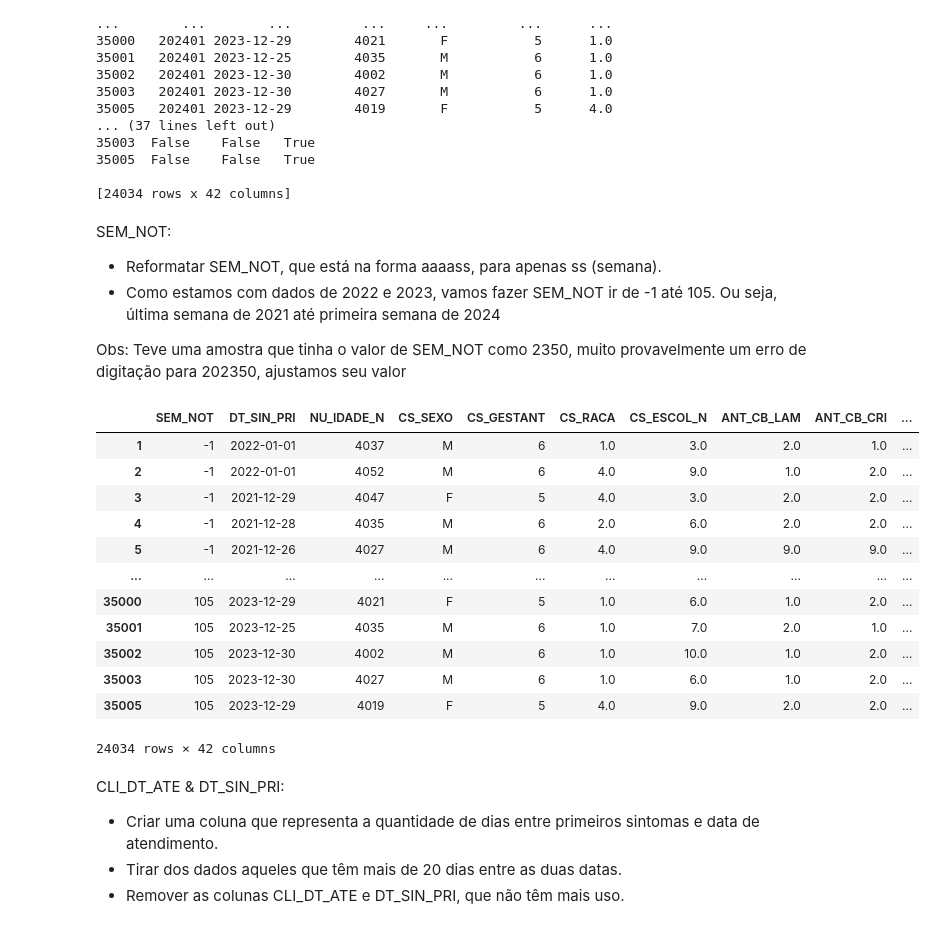
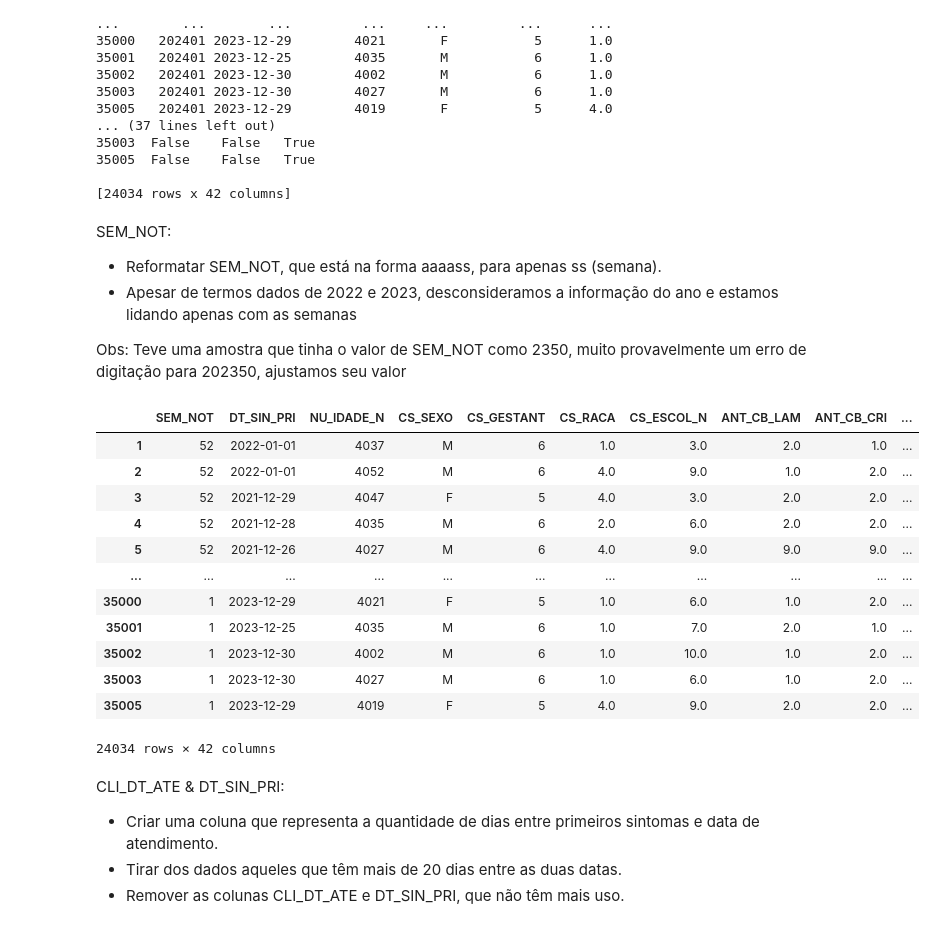
Before and after one commit to arturrur/mc853, a Jupyter notebook: Preprocessing.ipynb, the cells around one changed output. Saved outputs shown, nothing was run; the diff lists cells and outputs as text; code cells hidden in the pictures.

```diff
--- a/Preprocessing.ipynb
+++ b/Preprocessing.ipynb
@@ -53,5 +54,8 @@ EVOLUCAO:
 # %%
 df = df.dropna(subset=["EVOLUCAO"])
 df = df[df["EVOLUCAO"] != 9.0]
+df.loc[:, "EVOLUCAO"] = df["EVOLUCAO"] - 1
+df.loc[df['EVOLUCAO'] == 2.0, 'EVOLUCAO'] = 1.0
+print(df['EVOLUCAO'].unique())
 df
 # %% [output]
@@ -129,26 +134,26 @@ print(df)
 # %% [markdown]
 SEM_NOT:
 - Reformatar SEM_NOT, que está na forma aaaass, para apenas ss (semana).
-- Como estamos com dados de 2022 e 2023, vamos fazer SEM_NOT ir de -1 até 105. Ou seja, última semana de 2021 até primeira semana de 2024
+- Apesar de termos dados de 2022 e 2023, desconsideramos a informação do ano e estamos lidando apenas com as semanas
 
 Obs: Teve uma amostra que tinha o valor de SEM_NOT como 2350, muito provavelmente um erro de digitação para 202350, ajustamos seu valor
 # %%
 df.loc[df['SEM_NOT'] == 2350, 'SEM_NOT'] = 202350
-df["SEM_NOT"] = df["SEM_NOT"].apply(lambda x: (x % 100) + (-53 if x // 100 == 2021 else (52 if x // 100 == 2023 else (104 if x // 100 == 2024 else 0))))
+df["SEM_NOT"] = df["SEM_NOT"].apply(lambda x: (x % 100))
 df
 # %% [output]
 |  | SEM_NOT | DT_SIN_PRI | NU_IDADE_N | CS_SEXO | CS_GESTANT | CS_RACA | CS_ESCOL_N | ANT_CB_LAM | ANT_CB_CRI | ... |
-| 1 | -1 | 2022-01-01 | 4037 | M | 6 | 1.0 | 3.0 | 2.0 | 1.0 | ... |
-| 2 | -1 | 2022-01-01 | 4052 | M | 6 | 4.0 | 9.0 | 1.0 | 2.0 | ... |
-| 3 | -1 | 2021-12-29 | 4047 | F | 5 | 4.0 | 3.0 | 2.0 | 2.0 | ... |
-| 4 | -1 | 2021-12-28 | 4035 | M | 6 | 2.0 | 6.0 | 2.0 | 2.0 | ... |
-| 5 | -1 | 2021-12-26 | 4027 | M | 6 | 4.0 | 9.0 | 9.0 | 9.0 | ... |
+| 1 | 52 | 2022-01-01 | 4037 | M | 6 | 1.0 | 3.0 | 2.0 | 1.0 | ... |
+| 2 | 52 | 2022-01-01 | 4052 | M | 6 | 4.0 | 9.0 | 1.0 | 2.0 | ... |
+| 3 | 52 | 2021-12-29 | 4047 | F | 5 | 4.0 | 3.0 | 2.0 | 2.0 | ... |
+| 4 | 52 | 2021-12-28 | 4035 | M | 6 | 2.0 | 6.0 | 2.0 | 2.0 | ... |
+| 5 | 52 | 2021-12-26 | 4027 | M | 6 | 4.0 | 9.0 | 9.0 | 9.0 | ... |
 | ... | ... | ... | ... | ... | ... | ... | ... | ... | ... | ... |
-| 35000 | 105 | 2023-12-29 | 4021 | F | 5 | 1.0 | 6.0 | 1.0 | 2.0 | ... |
-| 35001 | 105 | 2023-12-25 | 4035 | M | 6 | 1.0 | 7.0 | 2.0 | 1.0 | ... |
-| 35002 | 105 | 2023-12-30 | 4002 | M | 6 | 1.0 | 10.0 | 1.0 | 2.0 | ... |
-| 35003 | 105 | 2023-12-30 | 4027 | M | 6 | 1.0 | 6.0 | 1.0 | 2.0 | ... |
-| 35005 | 105 | 2023-12-29 | 4019 | F | 5 | 4.0 | 9.0 | 2.0 | 2.0 | ... |
+| 35000 | 1 | 2023-12-29 | 4021 | F | 5 | 1.0 | 6.0 | 1.0 | 2.0 | ... |
+| 35001 | 1 | 2023-12-25 | 4035 | M | 6 | 1.0 | 7.0 | 2.0 | 1.0 | ... |
+| 35002 | 1 | 2023-12-30 | 4002 | M | 6 | 1.0 | 10.0 | 1.0 | 2.0 | ... |
+| 35003 | 1 | 2023-12-30 | 4027 | M | 6 | 1.0 | 6.0 | 1.0 | 2.0 | ... |
+| 35005 | 1 | 2023-12-29 | 4019 | F | 5 | 4.0 | 9.0 | 2.0 | 2.0 | ... |
 24034 rows × 42 columns
 # %% [markdown]
 CLI_DT_ATE & DT_SIN_PRI:
```
Also changed, not shown: parts of 13 cells of this notebook.
